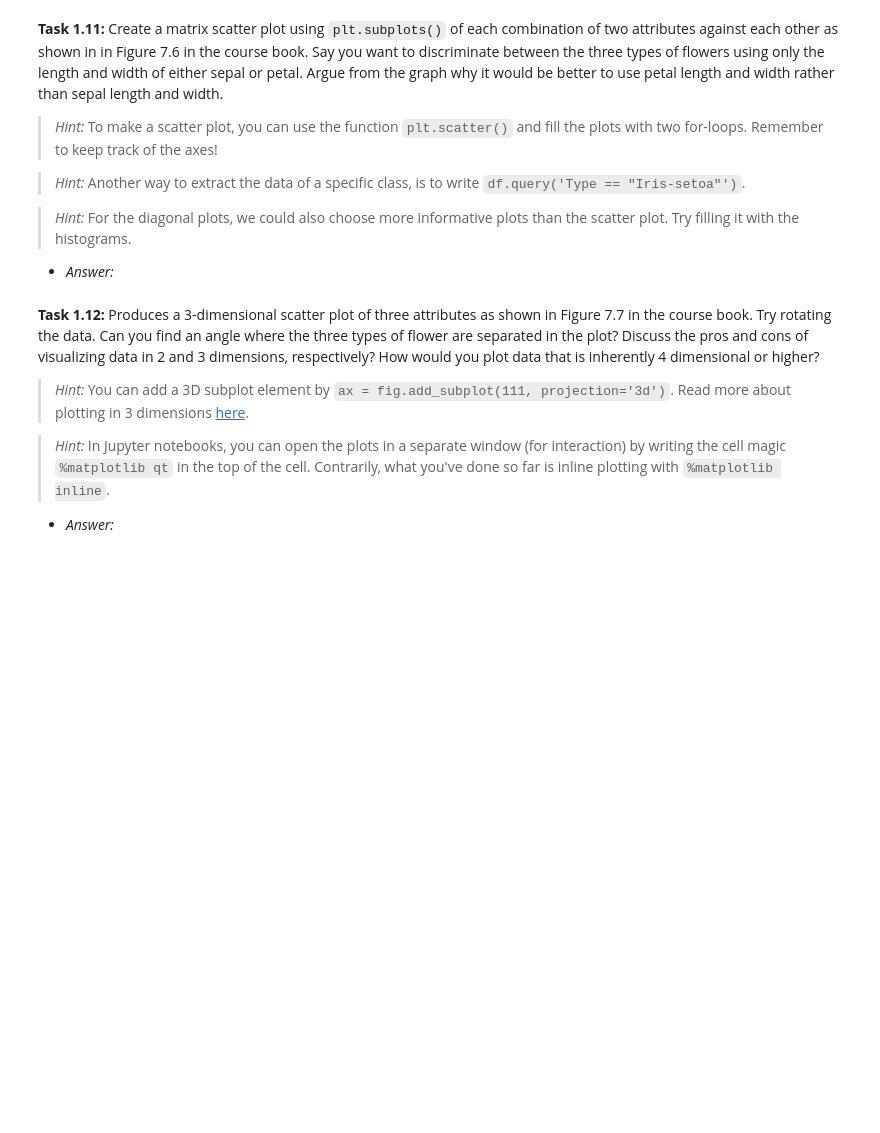
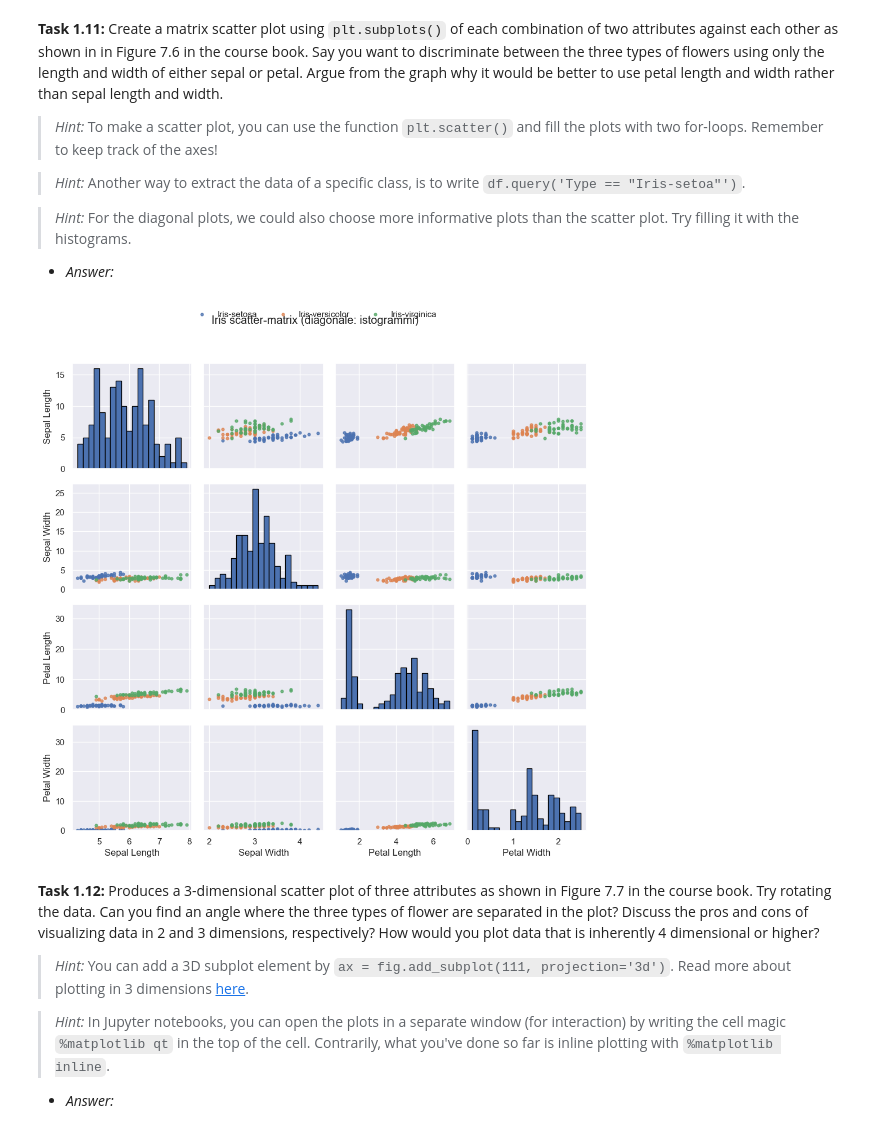
Before and after one commit to ivanpacenti/02452-2025, a Jupyter notebook: 02452_exercise1_fall25/exercise1.ipynb, the cells around one changed output. Saved outputs shown, nothing was run; the diff lists cells and outputs as text; code cells hidden in the pictures; blank space fills up the shorter version.

```diff
--- a/02452_exercise1_fall25/exercise1.ipynb
+++ b/02452_exercise1_fall25/exercise1.ipynb
@@ -263,3 +270,43 @@ raise NotImplementedError()
+# %%
+import matplotlib.pyplot as plt
+
+features = ["Sepal Length", "Sepal Width", "Petal Length", "Petal Width"]
+classes  = ["Iris-setosa", "Iris-versicolor", "Iris-virginica"]
+
+n = len(features)
+fig, axes = plt.subplots(n, n, figsize=(10, 10), sharex='col', sharey='row')
+
+# Mappa specie → maschera booleana (per comodità)
+masks = {c: (df["Type"] == c) for c in classes}
+
+for i, fy in enumerate(features):
+    for j, fx in enumerate(features):
+        ax = axes[i, j]
+        if i == j:
+            # Diagonale: istogramma dell’attributo
+            ax.hist(df[fx], bins=20, edgecolor="black")
+            ax.set_ylabel("")
+        else:
+            # Off-diagonale: scatter per classi
+            for c in classes:
+                ax.scatter(df.loc[masks[c], fx], df.loc[masks[c], fy], s=12, alpha=0.8, label=c if (i==0 and j==1) else None)
+        if i == n-1:
+            ax.set_xlabel(fx)
+        else:
+            ax.set_xlabel("")
+        if j == 0:
+            ax.set_ylabel(fy)
+        else:
+            ax.set_ylabel("")
+
+# Metti la legenda una volta sola
+handles, labels = axes[0,1].get_legend_handles_labels()
+fig.legend(handles, labels, loc="upper center", ncol=3, frameon=False)
+fig.suptitle("Iris scatter-matrix (diagonale: istogrammi)", y=0.98)
+plt.tight_layout(rect=[0,0,1,0.95])
+plt.show()
+# %% [output]
+[figure, added]
 # %% [markdown]
 **Task 1.12:** Produces a 3-dimensional scatter plot of three attributes as shown in Figure 7.7 in the course book. Try rotating the data. Can you find an angle where the three types of flower are separated in the plot? Discuss the pros and cons of visualizing data in 2 and 3 dimensions, respectively? How would you plot data that is inherently 4 dimensional or higher?
 > *Hint:*  You can add a 3D subplot element by `ax = fig.add_subplot(111, projection='3d')`. Read more about plotting in 3 dimensions [here](matplotlib.sourceforge.net/mpl_toolkits/mplot3d/tutorial.html).
```
Also changed, not shown: parts of 19 cells of this notebook.
